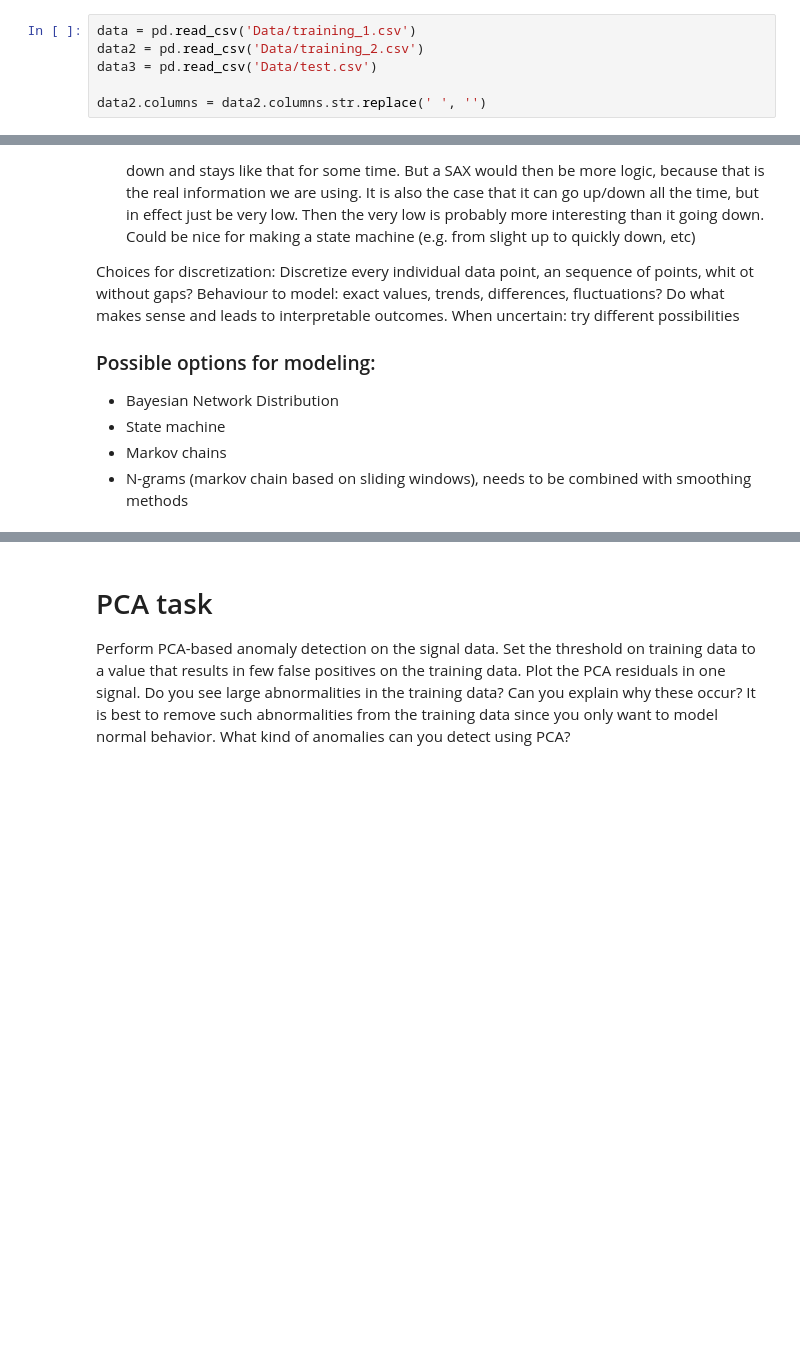
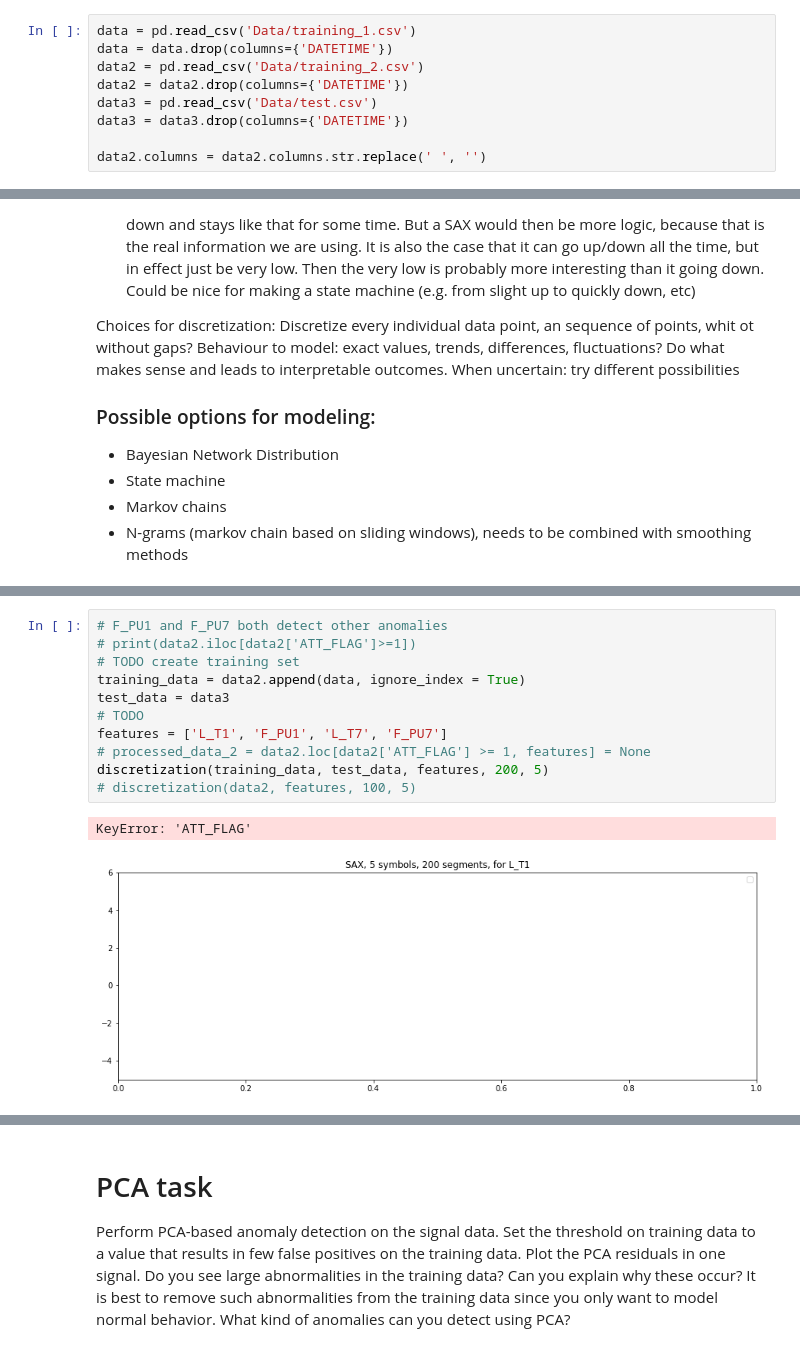
Before and after one commit to R-Graafmans/CDA_CS4035, a Jupyter notebook: Assignment2/Main_cas.ipynb, the cells around one changed output, grey strips where cells are left out. Drawn from its saved outputs; the diff is of its cells as text; blank space fills up the shorter version.

```diff
--- a/Assignment2/Main_cas.ipynb
+++ b/Assignment2/Main_cas.ipynb
@@ -16,8 +16,11 @@ from statsmodels.tsa.arima_model import ARMA
 from sklearn.metrics import mean_squared_error
 # %%
 data = pd.read_csv('Data/training_1.csv')
+data = data.drop(columns={'DATETIME'})
 data2 = pd.read_csv('Data/training_2.csv')
+data2 = data2.drop(columns={'DATETIME'})
 data3 = pd.read_csv('Data/test.csv')
+data3 = data3.drop(columns={'DATETIME'})
 
 data2.columns = data2.columns.str.replace(' ', '')
 # %% [markdown]
@@ -378,0 +365,14 @@ Text(0.5, 1.0, 'SAX, 5 symbols')
+# %%
+# F_PU1 and F_PU7 both detect other anomalies
+# print(data2.iloc[data2['ATT_FLAG']>=1])
+# TODO create training set
+training_data = data2.append(data, ignore_index = True)
+test_data = data3
+# TODO
+features = ['L_T1', 'F_PU1', 'L_T7', 'F_PU7']
+# processed_data_2 = data2.loc[data2['ATT_FLAG'] >= 1, features] = None
+discretization(training_data, test_data, features, 200, 5)
+# discretization(data2, features, 100, 5)
+# %% [output]
+KeyError: 'ATT_FLAG'
+[figure, added]
```
Also changed, not shown: parts of 7 cells of this notebook, 6 other files.
